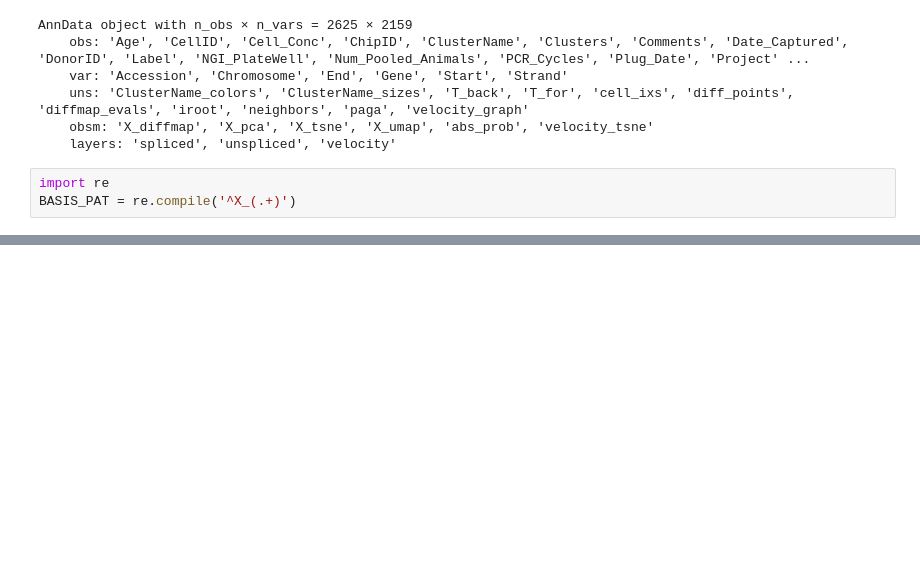
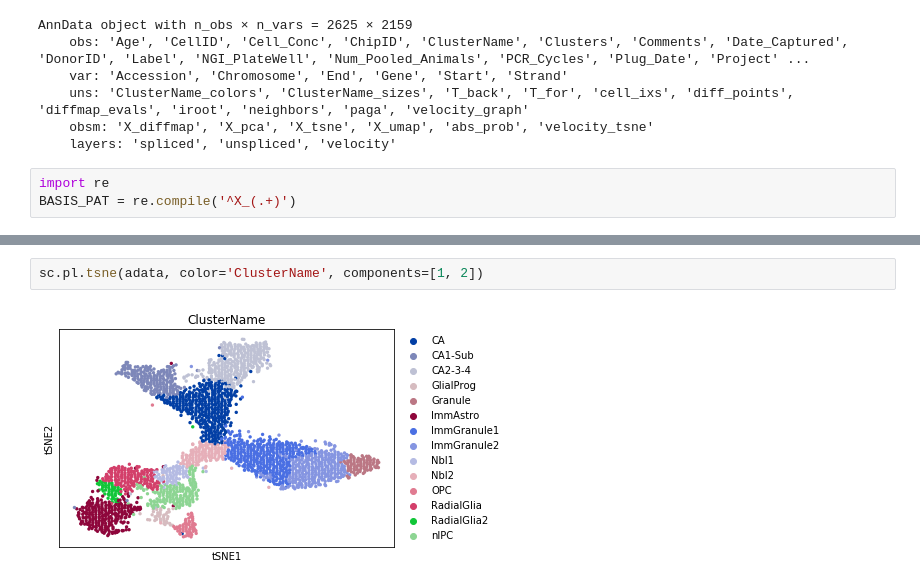
Before and after one commit to theislab/interactive_plotting, a Jupyter notebook: graph.ipynb, the cells around one changed output, grey strips where cells are left out. Cells and saved outputs as stored; diff of their text form; blank space fills up the shorter version.

Commit message:
fixed colors

```diff
--- a/graph.ipynb
+++ b/graph.ipynb
@@ -196,3 +232,7 @@ g = graph(adata, ixs=np.arange(30), obs_keys=[], key='T_for',
 g
 # %% [output]
 [interactive output not drawn]
+# %%
+sc.pl.tsne(adata, color='ClusterName', components=[1, 2])
+# %% [output]
+[figure, added]
```
Also changed, not shown: parts of 4 cells of this notebook.
